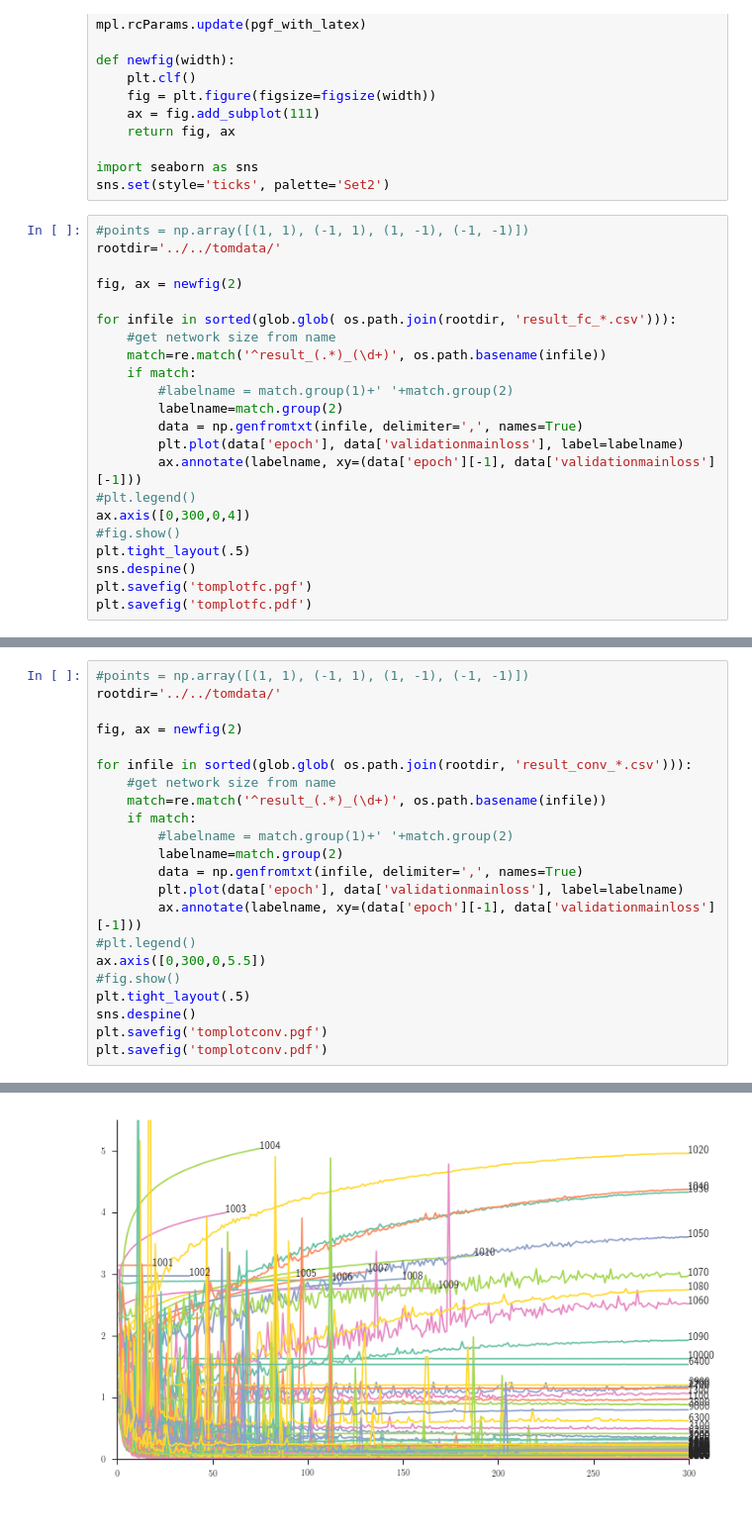
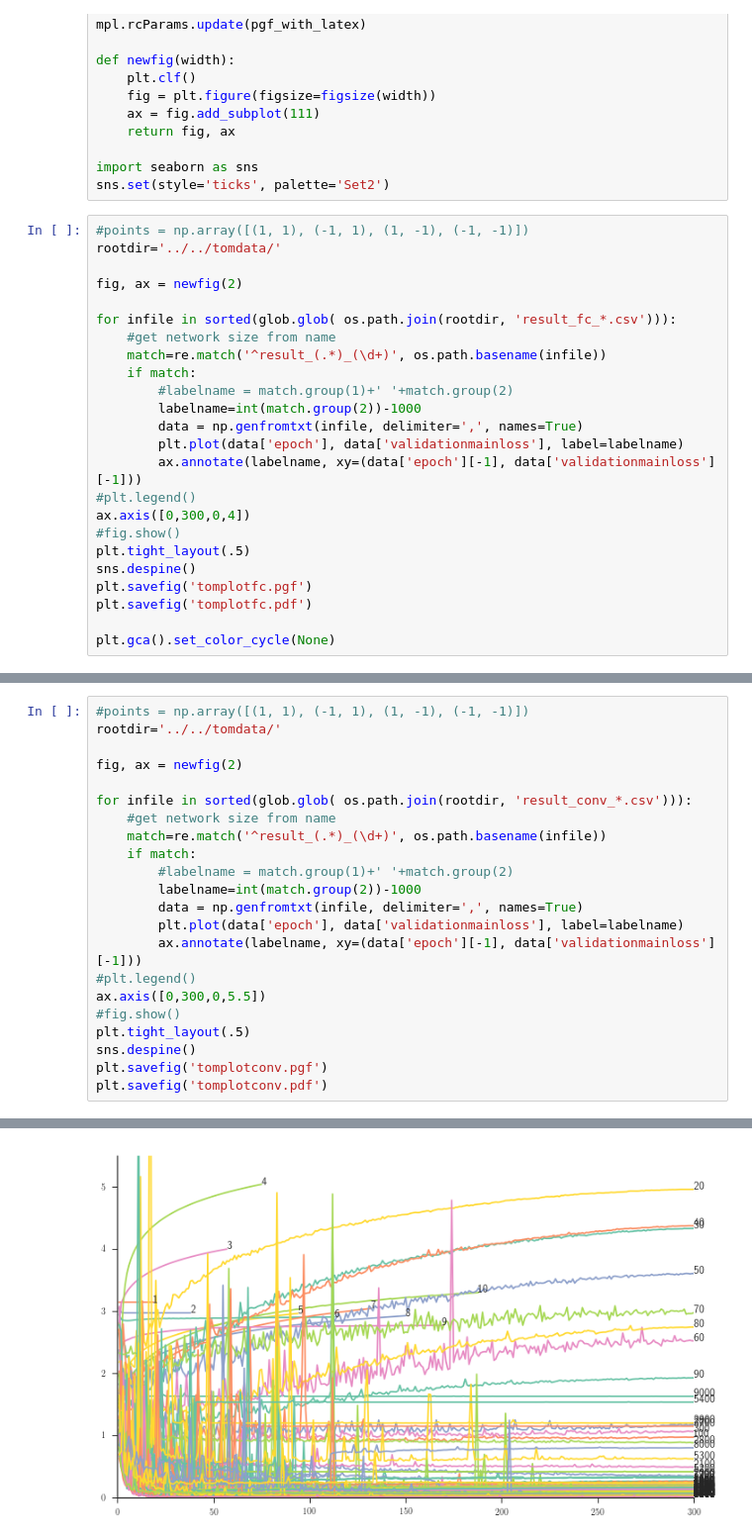
Before and after one commit to yanii/phd-thesis, a Jupyter notebook: Figs/matplotlib/tomdata.ipynb, the cells around one changed output, grey strips where cells are left out. Shown at 99% size. Cells and saved outputs as stored; diff of their text form; blank space fills up the shorter version.

```diff
--- a/Figs/matplotlib/tomdata.ipynb
+++ b/Figs/matplotlib/tomdata.ipynb
@@ -73,7 +73,7 @@ for infile in sorted(glob.glob( os.path.join(rootdir, 'result_fc_*.csv'))):
     match=re.match('^result_(.*)_(\d+)', os.path.basename(infile))
     if match:
         #labelname = match.group(1)+' '+match.group(2)
-        labelname=match.group(2)
+        labelname=int(match.group(2))-1000
         data = np.genfromtxt(infile, delimiter=',', names=True)
         plt.plot(data['epoch'], data['validationmainloss'], label=labelname)
         ax.annotate(labelname, xy=(data['epoch'][-1], data['validationmainloss'][-1]))
@@ -84,5 +84,7 @@ plt.tight_layout(.5)
 sns.despine()
 plt.savefig('tomplotfc.pgf')
 plt.savefig('tomplotfc.pdf')
+
+plt.gca().set_color_cycle(None)
 # %% [output]
 <matplotlib.figure.Figure at 0x...>
@@ -90,28 +92,28 @@ plt.savefig('tomplotfc.pdf')
 # %%
 #points = np.array([(1, 1), (-1, 1), (1, -1), (-1, -1)])
 rootdir='../../tomdata/'
 
 fig, ax = newfig(2)
 
 for infile in sorted(glob.glob( os.path.join(rootdir, 'result_conv_*.csv'))):
     #get network size from name
     match=re.match('^result_(.*)_(\d+)', os.path.basename(infile))
     if match:
         #labelname = match.group(1)+' '+match.group(2)
-        labelname=match.group(2)
+        labelname=int(match.group(2))-1000
         data = np.genfromtxt(infile, delimiter=',', names=True)
         plt.plot(data['epoch'], data['validationmainloss'], label=labelname)
         ax.annotate(labelname, xy=(data['epoch'][-1], data['validationmainloss'][-1]))
 #plt.legend()
 ax.axis([0,300,0,5.5])
 #fig.show()
 plt.tight_layout(.5)
 sns.despine()
 plt.savefig('tomplotconv.pgf')
 plt.savefig('tomplotconv.pdf')
 # %% [output]
 <matplotlib.figure.Figure at 0x...>
-[figure, old version]
+[figure, new version]
 # %%
 #points = np.array([(1, 1), (-1, 1), (1, -1), (-1, -1)])
 rootdir='../../tomdata/'
```
Also changed, not shown: parts of 6 cells of this notebook, 4 other files.
